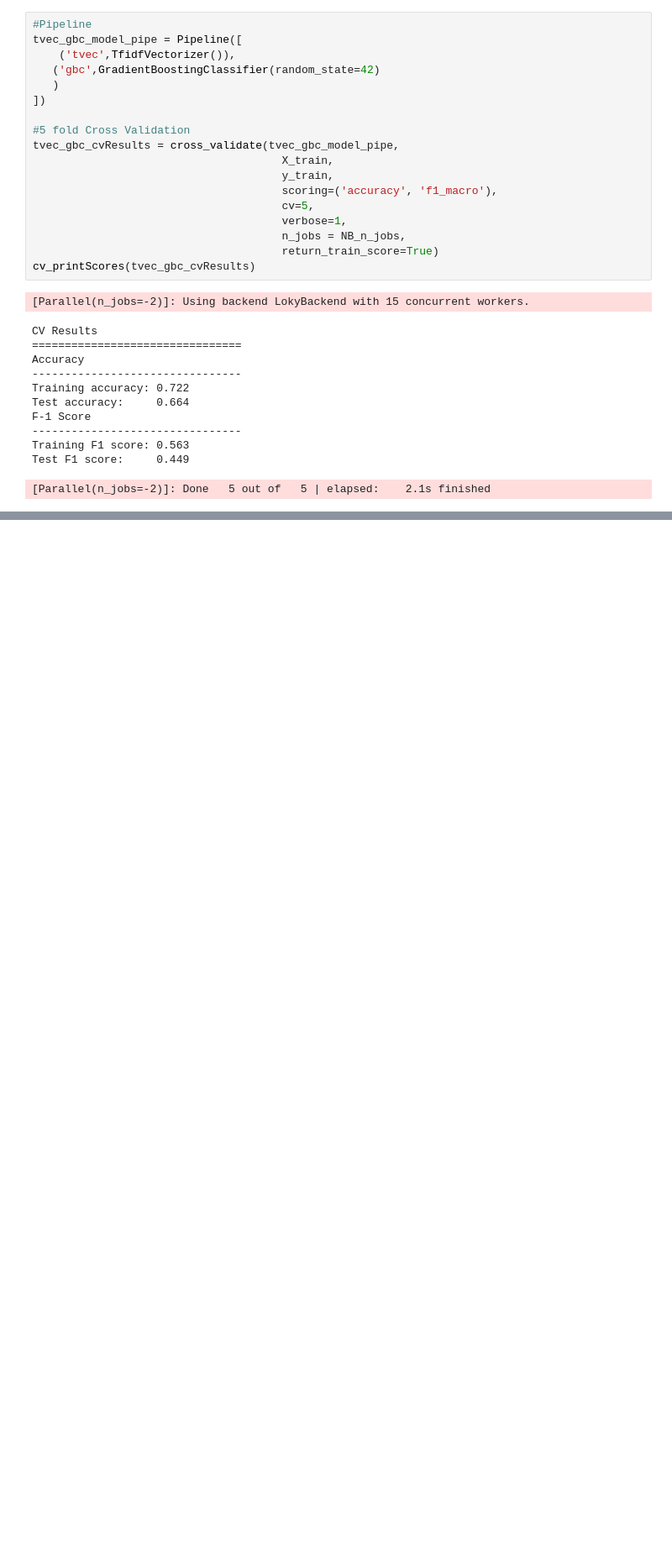
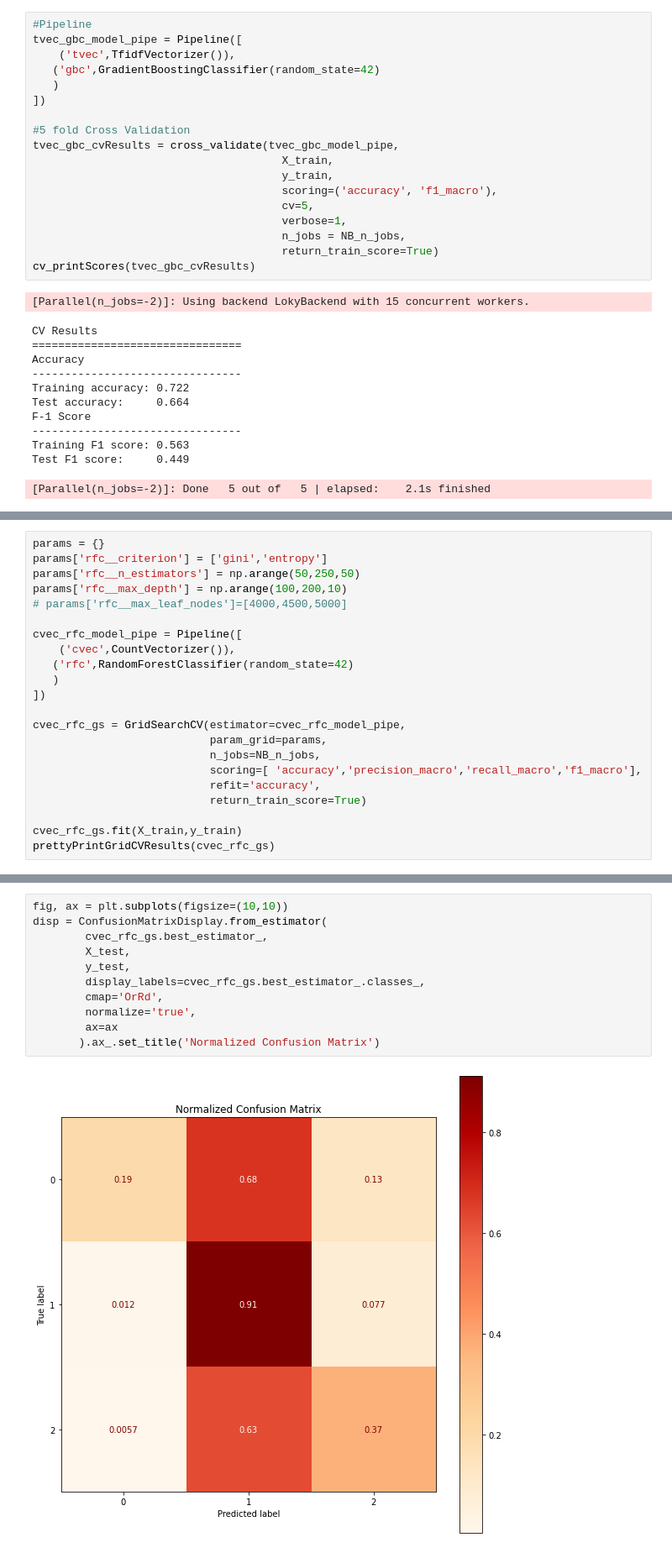
Before and after one commit to ssaeed85/dsc-ph4-TweetSentimentAnalysis-NLP, a Jupyter notebook: TweetSentimentAnalysis_nb.ipynb, the cells around one changed output, grey strips where cells are left out. Shown at 84% size. Cells and saved outputs as stored; diff of their text form; blank space fills up the shorter version.

```diff
--- a/TweetSentimentAnalysis_nb.ipynb
+++ b/TweetSentimentAnalysis_nb.ipynb
@@ -668,0 +719,22 @@ Test F1 score:     0.449
+# %%
+params = {}
+params['rfc__criterion'] = ['gini','entropy']
+params['rfc__n_estimators'] = np.arange(50,250,50)
+params['rfc__max_depth'] = np.arange(100,200,10)
+# params['rfc__max_leaf_nodes']=[4000,4500,5000]
+
+cvec_rfc_model_pipe = Pipeline([
+    ('cvec',CountVectorizer()),
+   ('rfc',RandomForestClassifier(random_state=42)
+   )
+])
+
+cvec_rfc_gs = GridSearchCV(estimator=cvec_rfc_model_pipe,
+                           param_grid=params,
+                           n_jobs=NB_n_jobs,
+                           scoring=[ 'accuracy','precision_macro','recall_macro','f1_macro'],
+                           refit='accuracy',
+                           return_train_score=True)
+
+cvec_rfc_gs.fit(X_train,y_train)
+prettyPrintGridCVResults(cvec_rfc_gs)
@@ -668,0 +773,13 @@ Test F1 score:     0.449
+# %%
+fig, ax = plt.subplots(figsize=(10,10))
+disp = ConfusionMatrixDisplay.from_estimator(
+        cvec_rfc_gs.best_estimator_,
+        X_test,
+        y_test,
+        display_labels=cvec_rfc_gs.best_estimator_.classes_,
+        cmap='OrRd',
+        normalize='true',
+        ax=ax
+       ).ax_.set_title('Normalized Confusion Matrix')
+# %% [output]
+[figure, added]
```
Also changed, not shown: parts of 27 cells of this notebook.
